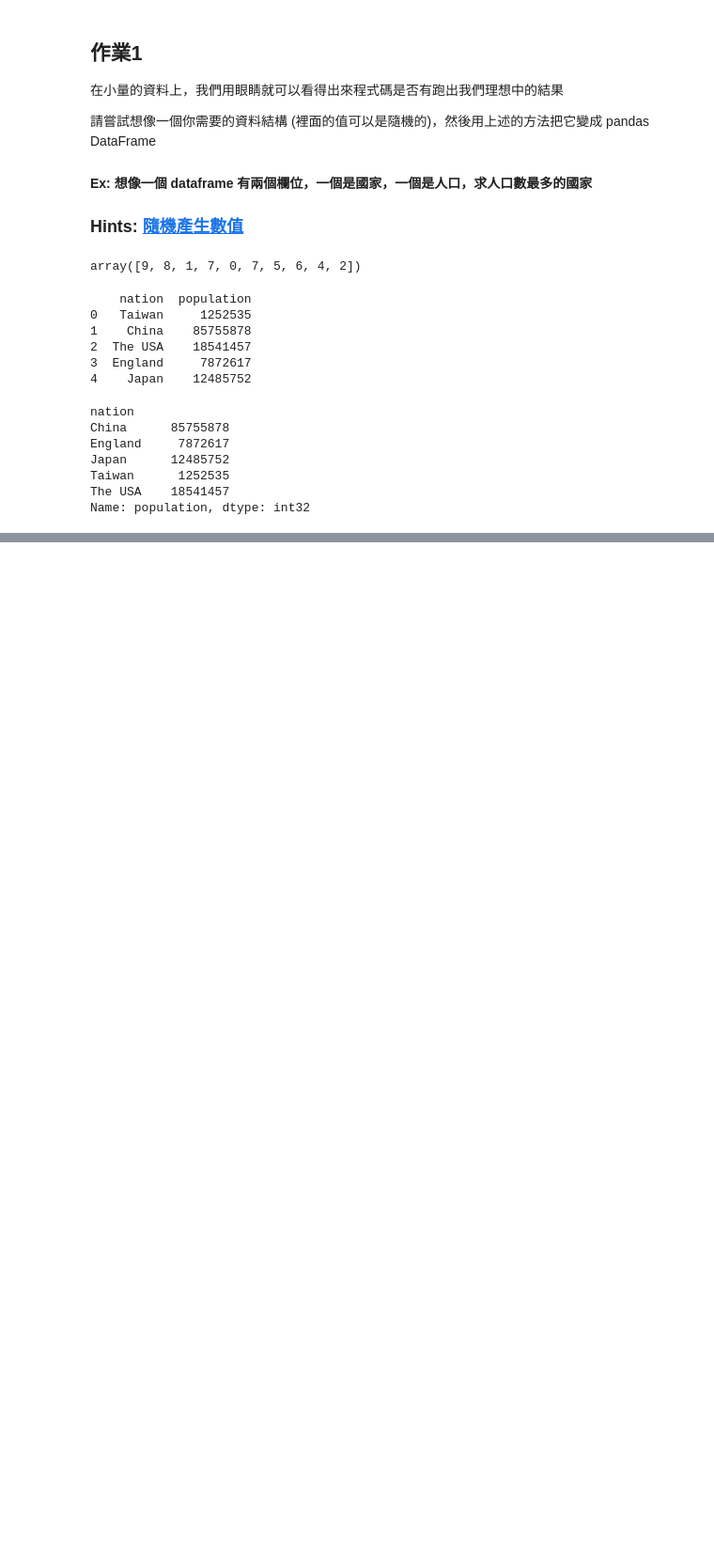
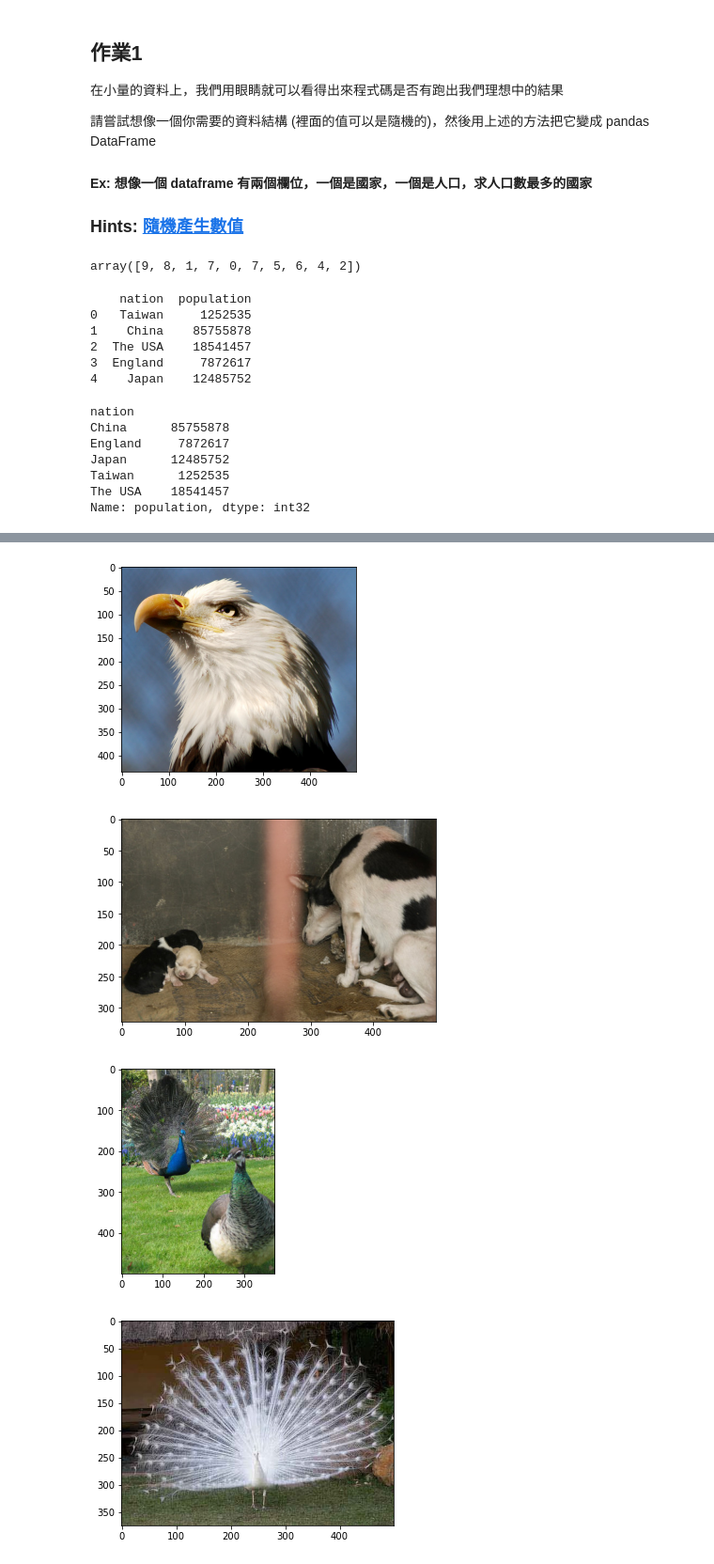
Before and after one commit to Ming-Shi-Chen/ML100Days, a Jupyter notebook: Day_005_HW.ipynb, the cells around one changed output, grey strips where cells are left out. Shown at 94% size. Saved outputs shown, nothing was run; the diff lists cells and outputs as text; code cells hidden in the pictures; blank space fills up the shorter version.

```diff
--- a/Day_005_HW.ipynb
+++ b/Day_005_HW.ipynb
@@ -64,0 +119,16 @@ data
+# %%
+def img2arr_fromURLs(url_list, resize = False):
+    img_list = []
+    for url in url_list:
+        response = requests.get(url)
+        try:
+            img = Image.open(BytesIO(response.content))
+            if resize:
+                img = img.resize((256,256)) # 假如 resize, 就先統一到 256 x 256
+            img = np.array(img)
+            img_list.append(img)
+        except:
+            # 只有在 response.status_code 為 200 時，才可以取得圖片，若有 404 或其他 status code, 會碰到 Error, 所以我們用 Try 語法避開取不到的狀況
+            pass
+
+    return img_list
@@ -64,0 +143,10 @@ data
+# %%
+figure=img2arr_fromURLs(df[0:seq][1])
+for im_get in figure:
+    plt.imshow(im_get)
+    plt.show()
+# %% [output]
+[figure, added]
+[figure, added]
+[figure, added]
+[figure, added]
```
Also changed, not shown: parts of 10 cells of this notebook.
